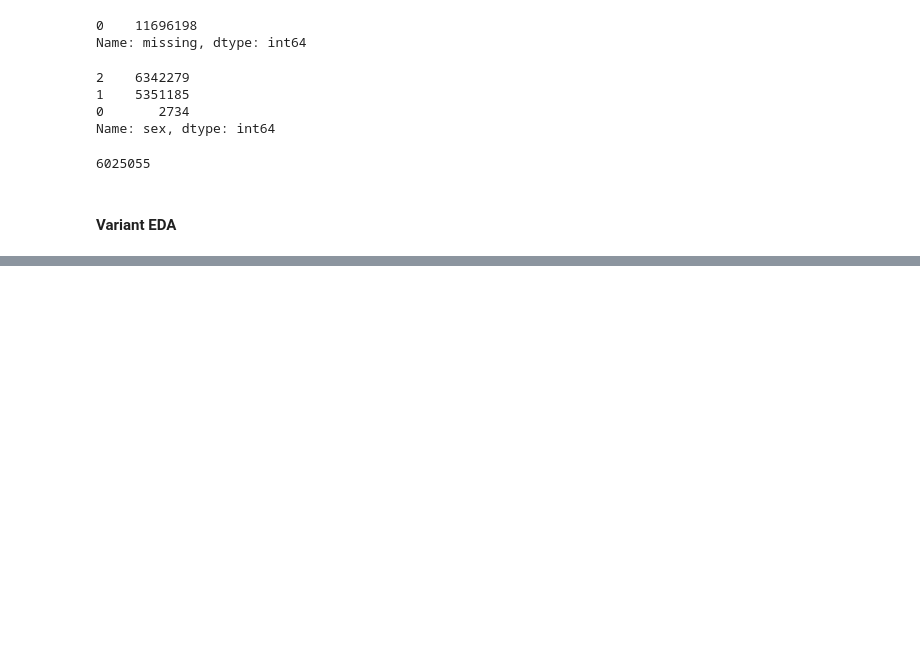
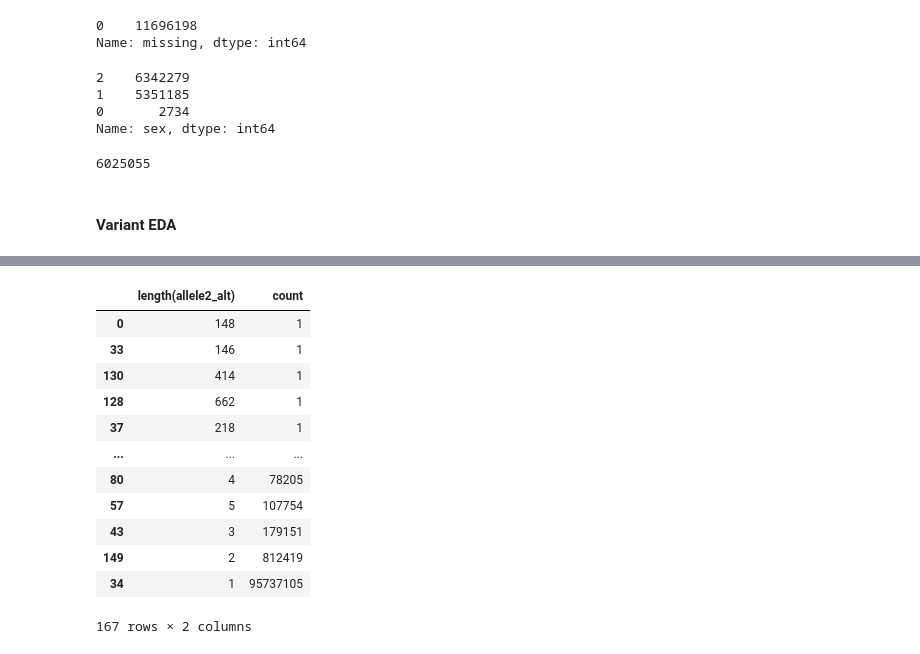
Before and after one commit to related-sciences/ukb-gwas-pipeline-nealelab, a Jupyter notebook: dev/bgen_meta_eda.ipynb, the cells around one changed output, grey strips where cells are left out. Saved outputs shown, nothing was run; the diff lists cells and outputs as text; code cells hidden in the pictures; blank space fills up the shorter version.

```diff
--- a/dev/bgen_meta_eda.ipynb
+++ b/dev/bgen_meta_eda.ipynb
@@ -196,0 +227,17 @@ KeyboardInterrupt:
+# %%
+dfr = df.groupby(F.length(F.col("allele2_alt"))).count().toPandas()
+dfr.sort_values('count')
+# %% [output]
+|  | length(allele2_alt) | count |
+| 0 | 148 | 1 |
+| 33 | 146 | 1 |
+| 130 | 414 | 1 |
+| 128 | 662 | 1 |
+| 37 | 218 | 1 |
+| ... | ... | ... |
+| 80 | 4 | 78205 |
+| 57 | 5 | 107754 |
+| 43 | 3 | 179151 |
+| 149 | 2 | 812419 |
+| 34 | 1 | 95737105 |
+167 rows × 2 columns
```
Also changed, not shown: parts of 20 cells of this notebook.
